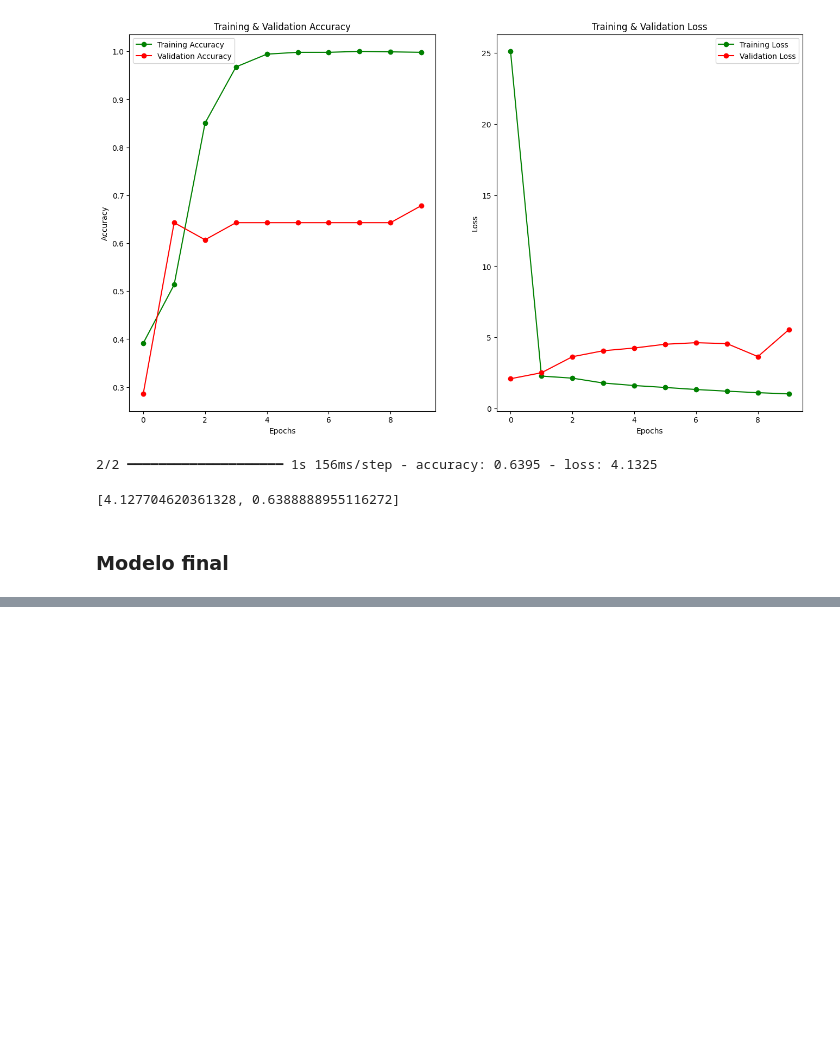
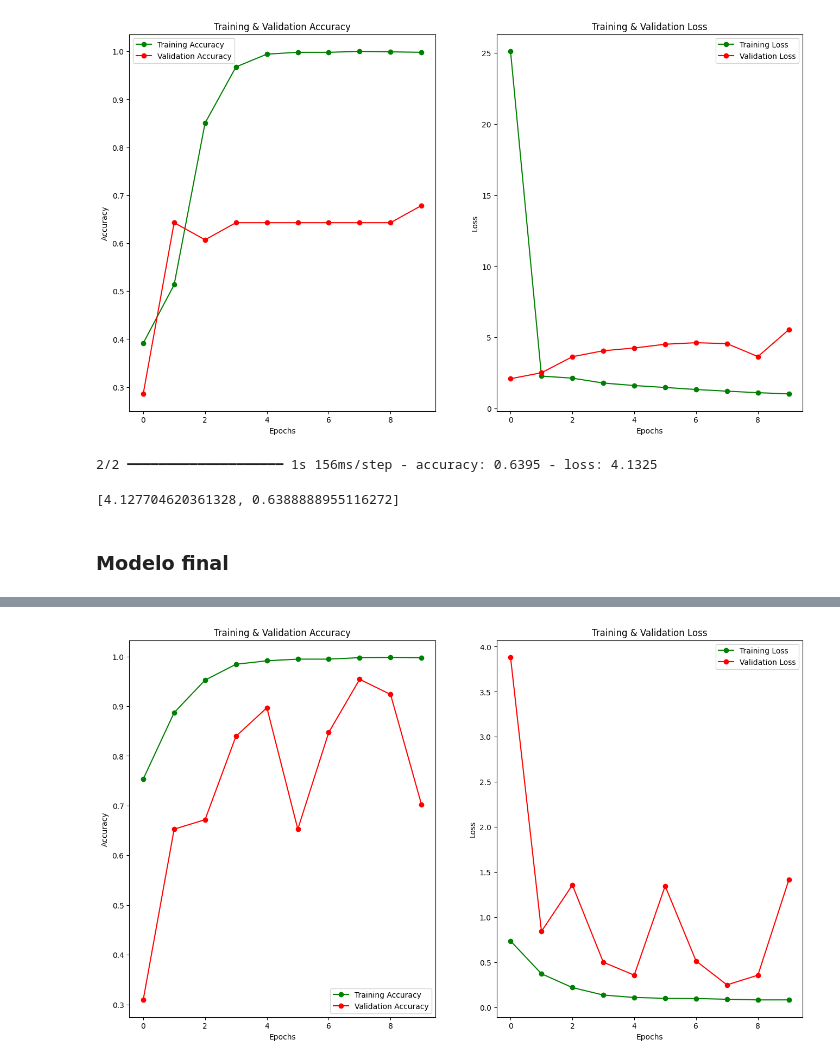
Before and after one commit to andrescf098/tumor-detection, a Jupyter notebook: ipynb/main.ipynb, the cells around one changed output, grey strips where cells are left out. Cells and saved outputs as stored; diff of their text form; code cells hidden in the pictures; blank space fills up the shorter version.

```diff
--- a/ipynb/main.ipynb
+++ b/ipynb/main.ipynb
@@ -15,8 +16,9 @@ path_current = os.getcwd()
 path = os.path.dirname(path_current)
 path = os.path.join(path, 'app', 'files')
 # %%
-train_dir = f'{path}/TumorClassification/train'
-test_dir = f'{path}/TumorClassification/test'
+train_dir = f'{path}/Brain Tumor MRI/train'
+test_dir = f'{path}/Brain Tumor MRI/test'
+predict_dir = f'{path}/Brain Tumor MRI/predict'
 # %%
 train_datage = ImageDataGenerator(rescale=1./255)
 test_datagen = ImageDataGenerator(rescale=1./255, validation_split=0.2)
@@ -57,3 +68,5 @@ classes = ["BENIGN", "MALIGNANT", "NORMAL"]
+# %%
+classes = ["glioma", "meningioma", "notumor", "pituitary"]
 # %%
 def plotImages(img_arr):
     fig, axes = plt.subplots(1,5, figsize=(10,10))
@@ -536,3 +549,3 @@ Model: "sequential_1"
  Non-trainable params: 1,280 (5.00 KB)
 # %%
-hist = hypermodel.fit(train_generator, epochs=10, validation_data=validation_generator, callbacks=[checkpoint])
+hist = model.fit(train_generator, epochs=10, validation_data=validation_generator)
@@ -538,0 +573,4 @@ hist = hypermodel.fit(train_generator, epochs=10, validation_data=validation_gen
+# %%
+vis_result(hist, e=10)
+# %% [output]
+[figure, added]
```
Also changed, not shown: parts of 12 cells of this notebook.
